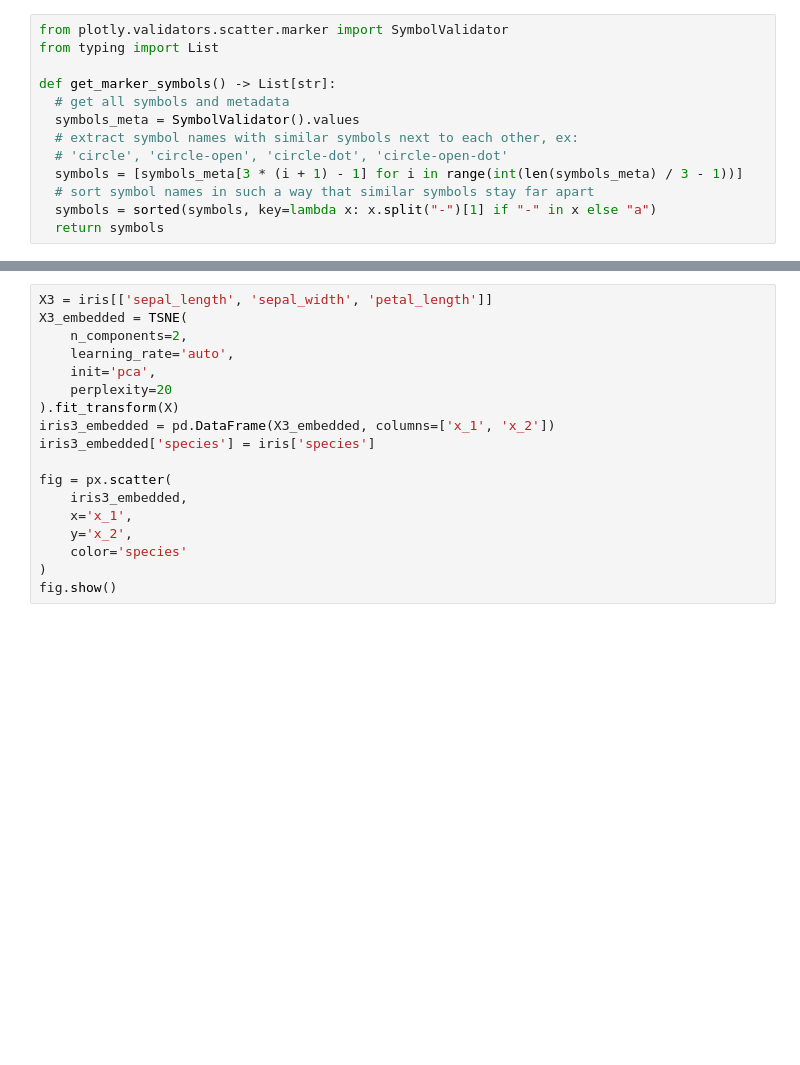
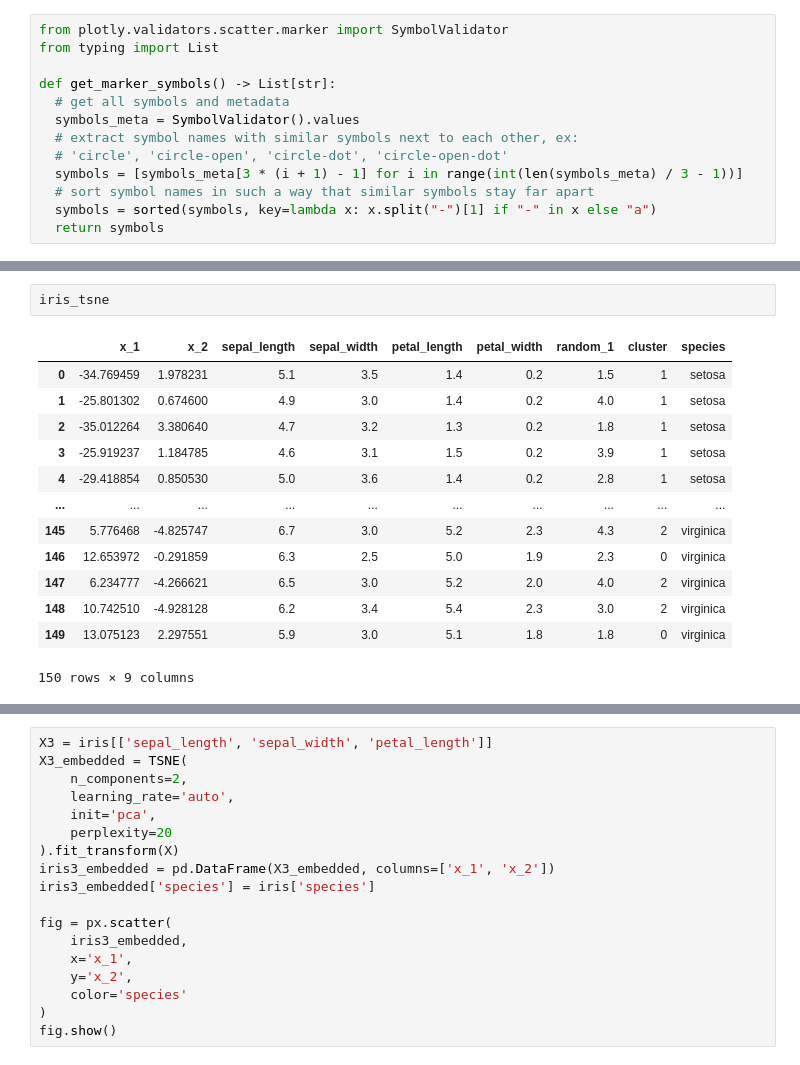
Before and after one commit to 3lueLightning/multidimensional_viz, a Jupyter notebook: multidimensional_analysis.ipynb, the cells around one changed output, grey strips where cells are left out. Saved outputs shown, nothing was run; the diff lists cells and outputs as text; blank space fills up the shorter version.

```diff
--- a/multidimensional_analysis.ipynb
+++ b/multidimensional_analysis.ipynb
@@ -244,0 +259,16 @@ fig.show()
+# %%
+iris_tsne
+# %% [output]
+|  | x_1 | x_2 | sepal_length | sepal_width | petal_length | petal_width | random_1 | cluster | species |
+| 0 | -34.769459 | 1.978231 | 5.1 | 3.5 | 1.4 | 0.2 | 1.5 | 1 | setosa |
+| 1 | -25.801302 | 0.674600 | 4.9 | 3.0 | 1.4 | 0.2 | 4.0 | 1 | setosa |
+| 2 | -35.012264 | 3.380640 | 4.7 | 3.2 | 1.3 | 0.2 | 1.8 | 1 | setosa |
+| 3 | -25.919237 | 1.184785 | 4.6 | 3.1 | 1.5 | 0.2 | 3.9 | 1 | setosa |
+| 4 | -29.418854 | 0.850530 | 5.0 | 3.6 | 1.4 | 0.2 | 2.8 | 1 | setosa |
+| ... | ... | ... | ... | ... | ... | ... | ... | ... | ... |
+| 145 | 5.776468 | -4.825747 | 6.7 | 3.0 | 5.2 | 2.3 | 4.3 | 2 | virginica |
+| 146 | 12.653972 | -0.291859 | 6.3 | 2.5 | 5.0 | 1.9 | 2.3 | 0 | virginica |
+| 147 | 6.234777 | -4.266621 | 6.5 | 3.0 | 5.2 | 2.0 | 4.0 | 2 | virginica |
+| 148 | 10.742510 | -4.928128 | 6.2 | 3.4 | 5.4 | 2.3 | 3.0 | 2 | virginica |
+| 149 | 13.075123 | 2.297551 | 5.9 | 3.0 | 5.1 | 1.8 | 1.8 | 0 | virginica |
+150 rows × 9 columns
```
Also changed, not shown: parts of 3 cells of this notebook.
